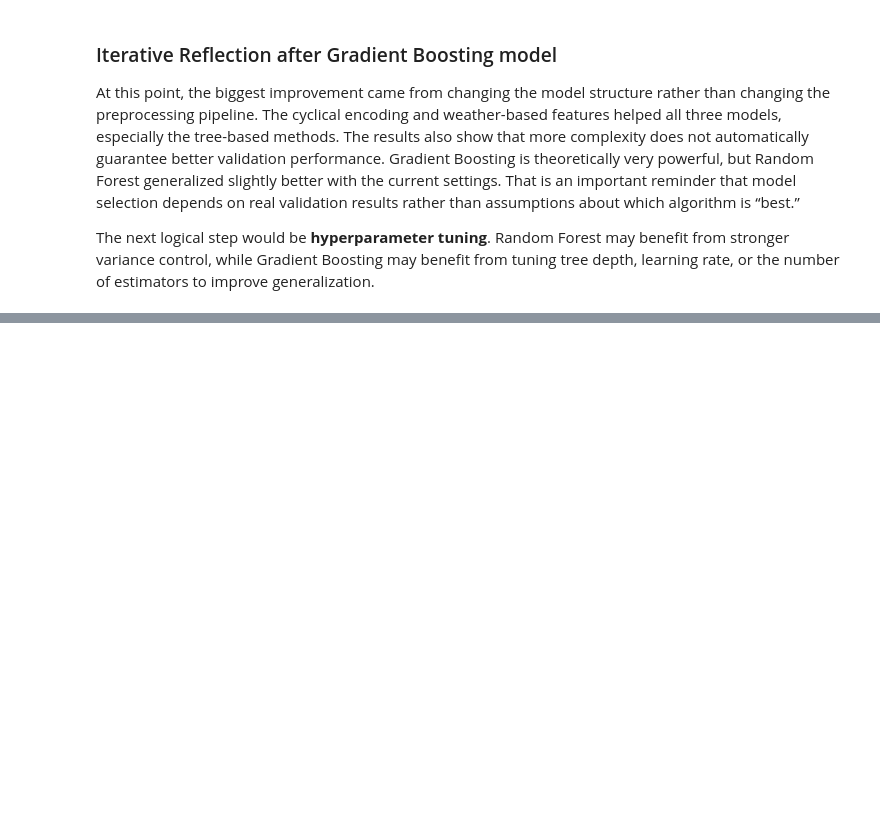
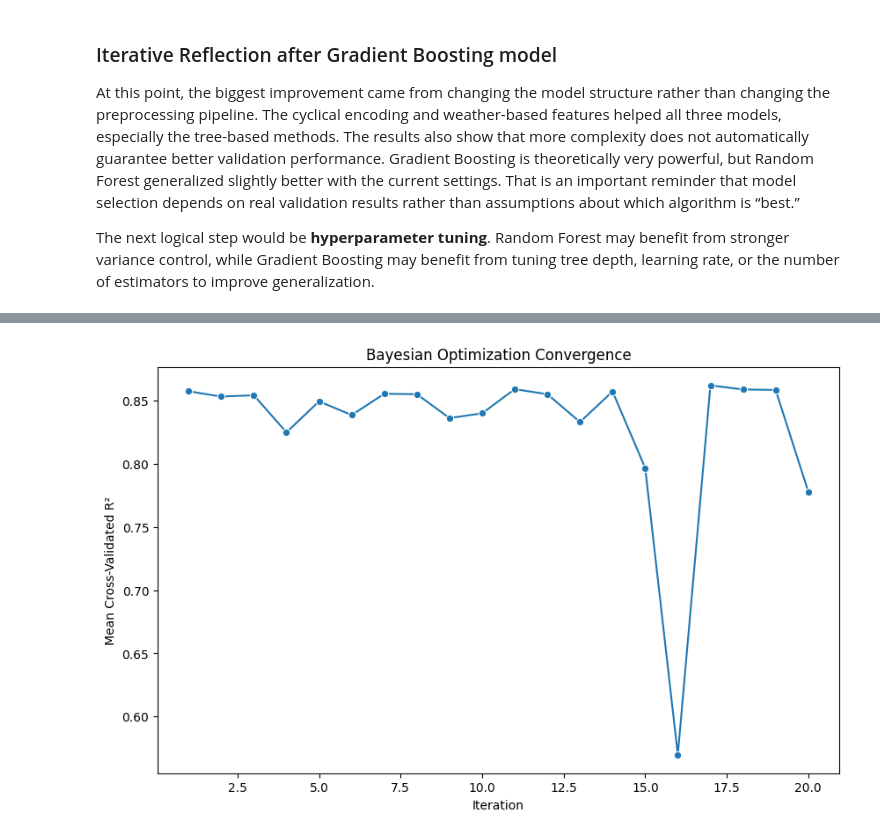
Before and after one commit to neerapatel5/ML-fundamentals-2026, a Jupyter notebook: Assignment_2_Neera_Patel.ipynb, the cells around one changed output, grey strips where cells are left out. Drawn from its saved outputs; the diff is of its cells as text; code cells hidden in the pictures; blank space fills up the shorter version.

```diff
--- a/Assignment_2_Neera_Patel.ipynb
+++ b/Assignment_2_Neera_Patel.ipynb
@@ -1024,0 +1140,19 @@ The next logical step would be **hyperparameter tuning**. Random Forest may bene
+# %%
+gbr_search_space = {
+    "learning_rate": Real(0.01, 0.3),
+    "n_estimators": Integer(50, 400),
+    "max_depth": Integer(2, 8),
+    "subsample": Real(0.5, 1.0)
+}
+
+gbr_bayes_search = BayesSearchCV(
+    estimator=GradientBoostingRegressor(random_state=42),
+    search_spaces=gbr_search_space,
+    n_iter=20,
+    cv=5,
+    scoring="r2",
+    random_state=42,
+    n_jobs=-1
+)
+
+gbr_bayes_search.fit(X_train_processed, y_train)
@@ -1024,0 +1202,23 @@ The next logical step would be **hyperparameter tuning**. Random Forest may bene
+# %%
+optimization_results = pd.DataFrame({
+    "Iteration": range(1, len(gbr_bayes_search.cv_results_["mean_test_score"]) + 1),
+    "Mean CV Score": gbr_bayes_search.cv_results_["mean_test_score"]
+})
+
+plt.figure(figsize=(10,6))
+
+sns.lineplot(
+    data=optimization_results,
+    x="Iteration",
+    y="Mean CV Score",
+    marker="o"
+)
+
+plt.title("Bayesian Optimization Convergence")
+
+plt.xlabel("Iteration")
+plt.ylabel("Mean Cross-Validated R²")
+
+plt.show()
+# %% [output]
+[figure, added]
```
Also changed, not shown: parts of 22 cells of this notebook.
